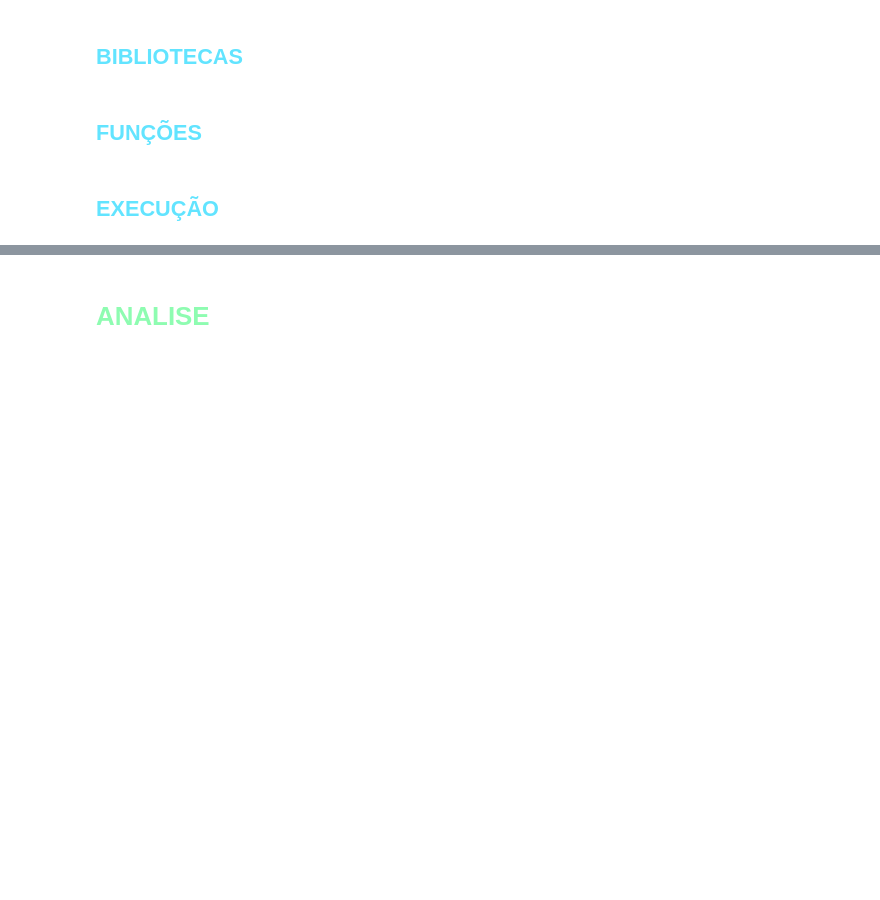
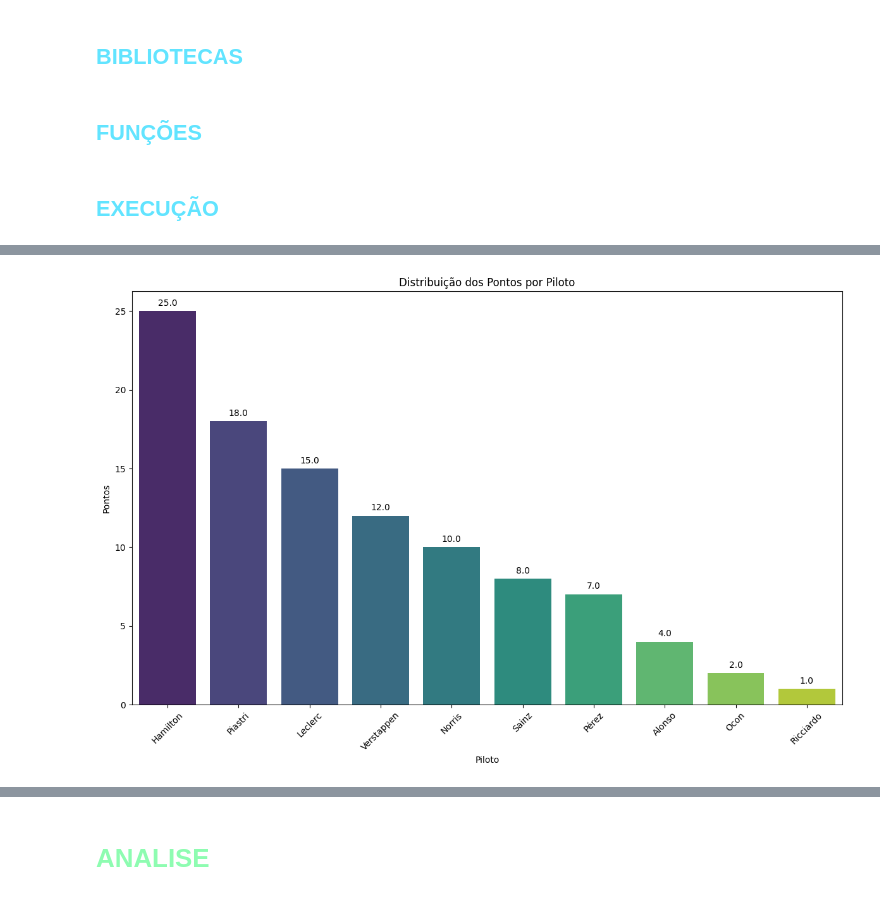
Before and after one commit to danielcs7/cientistaDados, a Jupyter notebook: projeto1/src/app.ipynb, the cells around one changed output, grey strips where cells are left out. Cells and saved outputs as stored; diff of their text form; code cells hidden in the pictures; blank space fills up the shorter version.

```diff
--- a/projeto1/src/app.ipynb
+++ b/projeto1/src/app.ipynb
@@ -105,0 +186,10 @@ Conexão com o DuckDB fechada.
+# %%
+conn = connetionFactory()
+standings_df = conn.execute("""SELECT r.resultId, r.raceId, r.driverId, r.grid, r.position, r.points as Points,r.constructorId, c.name, r.laps,r.time,r.fastestLap,r.fastestLapTime,r.fastestLapSpeed, ra.year as Year , d.code, d.surname as Driver, d.nationality
+                                FROM Formula_1.main.results r
+                                INNER JOIN Formula_1.main.constructors c ON c.constructorId = r.constructorId
+                                INNER JOIN Formula_1.main.races ra ON ra.raceId = r.raceId
+                                LEFT JOIN Formula_1.main.drivers d ON d.driverId = r.driverId
+                                where r.raceId = 1134""").fetchdf()
+conn.close()
+display(standings_df.tail())
@@ -105,0 +223,36 @@ Conexão com o DuckDB fechada.
+# %%
+import pandas as pd
+import matplotlib.pyplot as plt
+import seaborn as sns
+import warnings
+
+# Suprimir FutureWarnings
+warnings.simplefilter(action='ignore', category=FutureWarning)
+
+df = pd.DataFrame(standings_df)
+# %%
+# Filtra os dados para remover as linhas com pontos zero
+df_filtered = df[df['Points'] > 0]
+
+# Ordena os dados pelo valor dos pontos em ordem decrescente
+df_sorted = df_filtered.sort_values(by='Points', ascending=False)
+
+plt.figure(figsize=(12, 8))  # Aumenta o tamanho do gráfico
+ax = sns.barplot(x='Driver', y='Points', data=df_sorted, palette='viridis')
+
+# Adiciona os valores em cima das barras
+for p in ax.patches:
+    ax.annotate(format(p.get_height(), '.1f'),
+                (p.get_x() + p.get_width() / 2., p.get_height()),
+                ha='center', va='center',
+                xytext=(0, 9),  # desloca o texto para cima
+                textcoords='offset points')
+
+plt.title('Distribuição dos Pontos por Piloto')
+plt.xlabel('Piloto')
+plt.ylabel('Pontos')
+plt.xticks(rotation=45)
+plt.tight_layout()  # Ajusta o layout para que os rótulos não sejam cortados
+plt.show()
+# %% [output]
+[figure, added]
```
Also changed, not shown: parts of 33 cells of this notebook, 1 other file.
